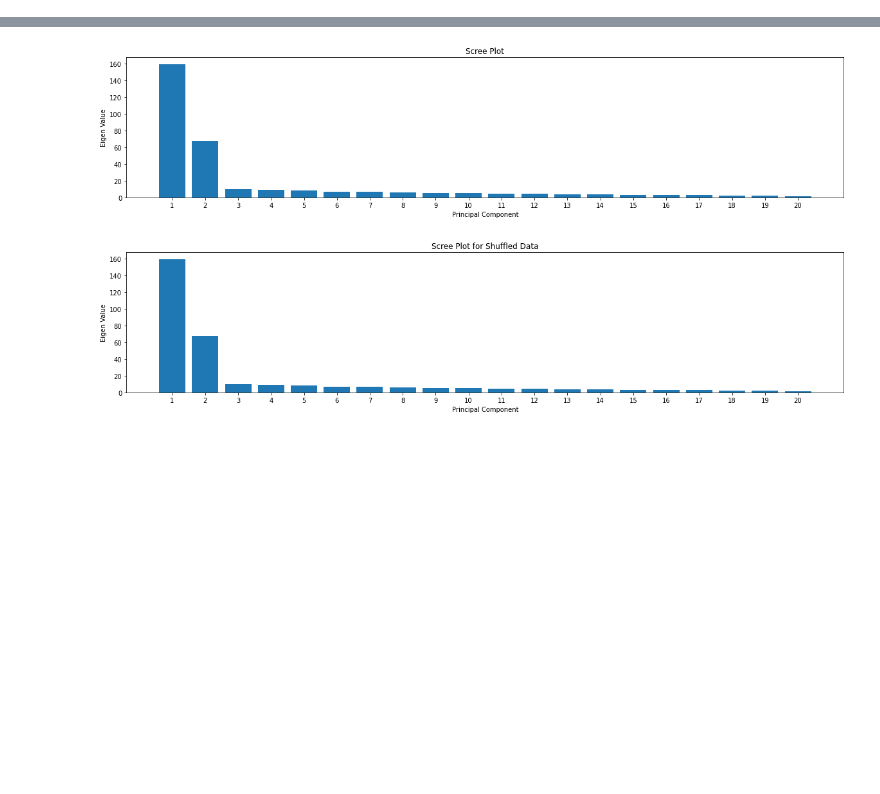
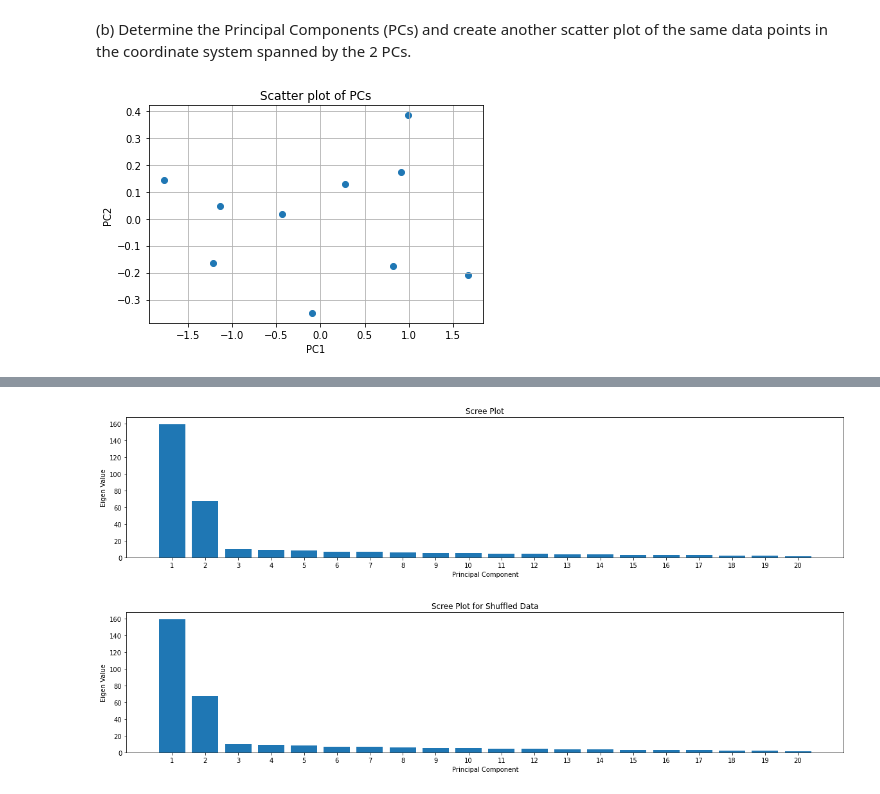
Before and after one commit to bramantyois/machine_intelligence_2, a Jupyter notebook: week-01/01_PCA.ipynb, the cells around one changed output, grey strips where cells are left out. Saved outputs shown, nothing was run; the diff lists cells and outputs as text; code cells hidden in the pictures; blank space fills up the shorter version.

```diff
--- a/week-01/01_PCA.ipynb
+++ b/week-01/01_PCA.ipynb
@@ -7,0 +30,16 @@ from PIL import Image
+# %% [markdown]
+(b) Determine the Principal Components (PCs) and create another scatter plot of the same data
+points in the coordinate system spanned by the 2 PCs.
+# %%
+covariance = np.cov(centred_data.T)
+eigen_value, eigen_vector = np.linalg.eig(covariance)
+
+feature_values = centred_data@eigen_vector
+
+plt.scatter(feature_values[:,0], feature_values[:,1])
+plt.title("Scatter plot of PCs")
+plt.xlabel("PC1")
+plt.ylabel("PC2")
+plt.grid();
+# %% [output]
+[figure, added]
```
Also changed, not shown: parts of 29 cells of this notebook.
